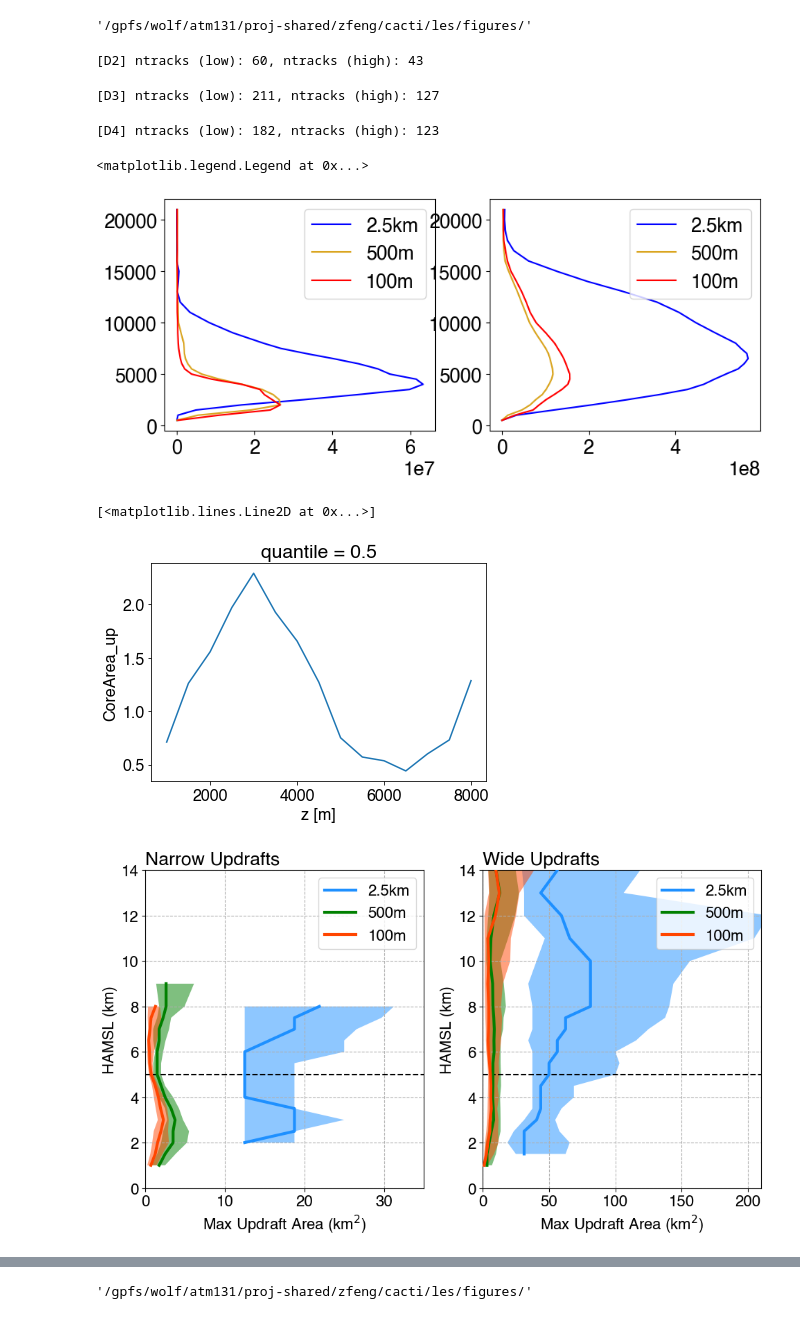
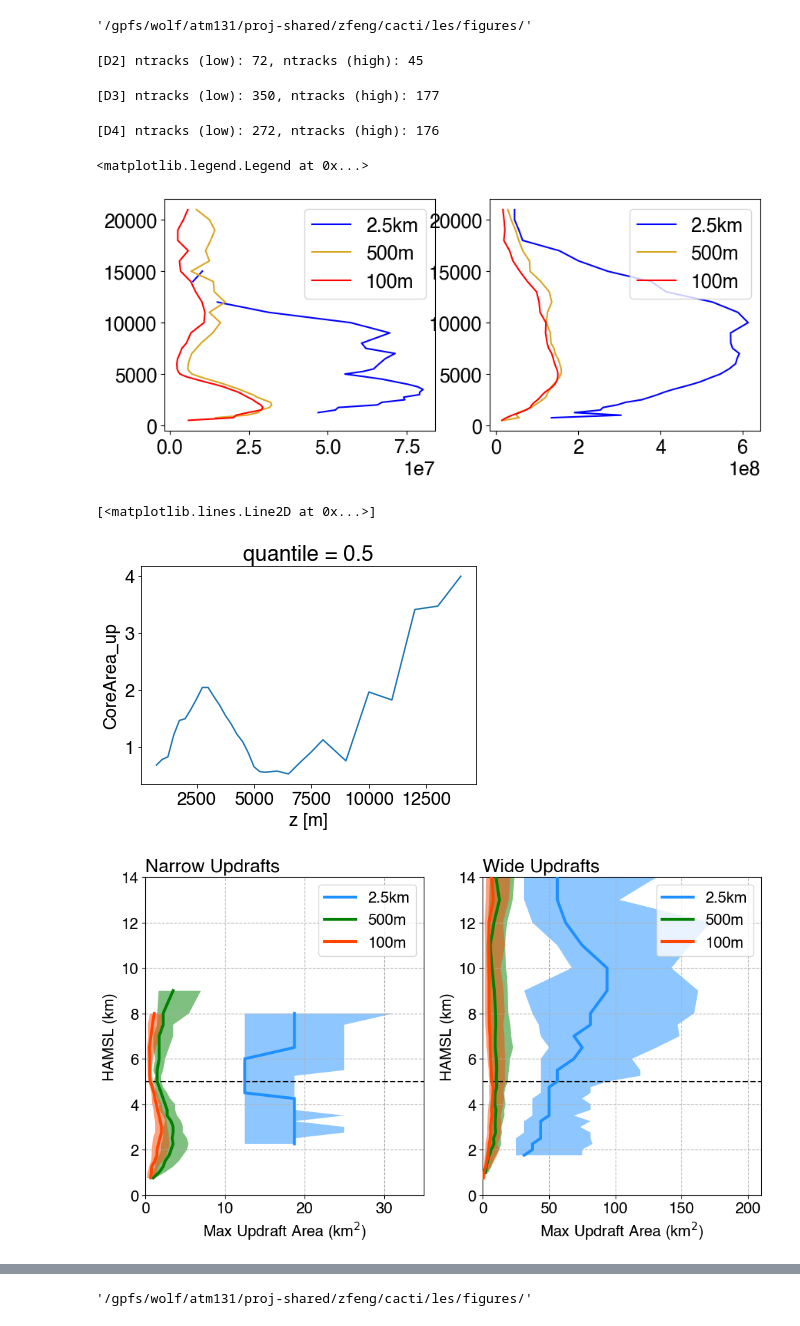
Before and after one commit to ICLASS-SFA/lasso_cellgrowth, a Jupyter notebook: notebooks/plot_center_env_composite_by_w.ipynb, the cells around one changed output, grey strips where cells are left out. Saved outputs shown, nothing was run; the diff lists cells and outputs as text; code cells hidden in the pictures.

Commit message:
Updated codes to work with new LASSO runs with Morrison microphysics.

```diff
--- a/notebooks/plot_center_env_composite_by_w.ipynb
+++ b/notebooks/plot_center_env_composite_by_w.ipynb
@@ -31,13 +31,34 @@ def find_lasso_files(start_dates, root_datadir, in_basename, domain):
     files = []
     # Loop over dates
     for ii in range(0, len(start_dates)):
-        # Get sub-directories (separate runs)
+        # Get sub-directories (cases)
         idate = start_dates[ii]
-        idirs = list_dirs(f'{root_datadir}/{idate}/')
-        if len(idirs) > 0:
-            for dd in idirs:
-                # Find track stats file
-                fname = sorted(glob.glob(f'{dd}/{domain}/stats/{in_basename}*nc'))
-                if len(fname) > 0:
-                    files.append(fname[0])
+        case_dirs = list_dirs(f'{root_datadir}/{idate}/')
+        if len(case_dirs) > 0:
+            # Loop over cases
+            for icase in case_dirs:
+                # Find config sub-directories
+                config_dirs = list_dirs(icase)
+                if len(config_dirs) > 0:
+                    # Loop over configs
+                    for iconfig in config_dirs:
+                        # Find track stats file
+                        fname = sorted(glob.glob(f'{iconfig}/{domain}/stats/{in_basename}*nc'))
+                        if len(fname) > 0:
+                            files.append(fname[0])
     return files
+
+# def find_lasso_files(start_dates, root_datadir, in_basename, domain):
+#     files = []
+#     # Loop over dates
+#     for ii in range(0, len(start_dates)):
+#         # Get sub-directories (separate runs)
+#         idate = start_dates[ii]
+#         idirs = list_dirs(f'{root_datadir}/{idate}/')
+#         if len(idirs) > 0:
+#             for dd in idirs:
+#                 # Find track stats file
+#                 fname = sorted(glob.glob(f'{dd}/{domain}/stats/{in_basename}*nc'))
+#                 if len(fname) > 0:
+#                     files.append(fname[0])
+#     return files
@@ -516,7 +546,7 @@ h_idx_d2 = np.where(
 )[0]
 print(f'[D2] ntracks (low): {len(l_idx_d2)}, ntracks (high): {len(h_idx_d2)}')
 # %% [output]
-[D2] ntracks (low): 60, ntracks (high): 43
+[D2] ntracks (low): 72, ntracks (high): 45
 # %%
 # Separate tracks with low/high MaxCoreAreaUp, exclude tracks that end as merger
 l_idx_d3 = np.where(
@@ -531,7 +561,7 @@ h_idx_d3 = np.where(
 )[0]
 print(f'[D3] ntracks (low): {len(l_idx_d3)}, ntracks (high): {len(h_idx_d3)}')
 # %% [output]
-[D3] ntracks (low): 211, ntracks (high): 127
+[D3] ntracks (low): 350, ntracks (high): 177
 # %%
 # Separate tracks with low/high MaxCoreAreaUp, exclude tracks that end as merger
 l_idx_d4 = np.where(
@@ -546,7 +576,7 @@ h_idx_d4 = np.where(
 )[0]
 print(f'[D4] ntracks (low): {len(l_idx_d4)}, ntracks (high): {len(h_idx_d4)}')
 # %% [output]
-[D4] ntracks (low): 182, ntracks (high): 123
+[D4] ntracks (low): 272, ntracks (high): 176
 # %%
 MaxCoreAreaUp_avg_l_d2 = ds_d2.CoreArea_up.isel(tracks=l_idx_d2).max(dim=('times','core')).mean(dim='tracks').load()
 MaxCoreAreaUp_avg_h_d2 = ds_d2.CoreArea_up.isel(tracks=h_idx_d2).max(dim=('times','core')).mean(dim='tracks').load()
@@ -597,7 +627,7 @@ ax.plot(MaxMassFluxUp_avg_h_d4, ht_w_d4, 'r', label='100m')
 ax.legend()
 # %% [output]
 <matplotlib.legend.Legend at 0x...>
-[figure, old version]
+[figure, new version]
 # %%
 quantiles = [0.25, 0.5, 0.75, 0.9]
 MaxCoreAreaUp_qntl_l_d2 = ds_d2.CoreArea_up.chunk(dict(tracks=-1)).isel(tracks=l_idx_d2).max(dim=('times','core')).quantile(quantiles, dim='tracks').load()
@@ -642,7 +672,7 @@ ns_Core_h_d4 = ds_d4.CoreArea_up.chunk(dict(tracks=-1)).isel(tracks=h_idx_d4).ma
 MaxCoreAreaUp_qntl_l_d4.where(ns_Core_l_d4 > 10).sel(quantile=0.5).plot()
 # %% [output]
 [<matplotlib.lines.Line2D at 0x...>]
-[figure, old version]
+[figure, new version]
 # %%
 def plot_profiles(ncol, qntl1, qntl2, qntl3, height, figname,
                   xlabels=None, ylabels=None, titles=None, xlims=None, ylims=None,
@@ -680,22 +710,22 @@ def plot_profiles(ncol, qntl1, qntl2, qntl3, height, figname,
     fig.savefig(figname, bbox_inches='tight', dpi=300, facecolor='w')
     return fig
 # %%
-min_ns = 10  # Min number of samples per height
+min_ns = 20  # Min number of samples per height
 data1_qntl = [MaxCoreAreaUp_qntl_l_d2.where(ns_Core_l_d2 > min_ns), MaxCoreAreaUp_qntl_h_d2.where(ns_Core_h_d2 > min_ns),]
 data2_qntl = [MaxCoreAreaUp_qntl_l_d3.where(ns_Core_l_d3 > min_ns), MaxCoreAreaUp_qntl_h_d3.where(ns_Core_h_d3 > min_ns),]
 data3_qntl = [MaxCoreAreaUp_qntl_l_d4.where(ns_Core_l_d4 > min_ns), MaxCoreAreaUp_qntl_h_d4.where(ns_Core_h_d4 > min_ns),]
 height = ht_w_d2/1000
 xlabels = 'Max Updraft Area (km$^2$)'
 ylabels = 'HAMSL (km)'
 titles = ['Narrow Updrafts','Wide Updrafts']
 xlims = [(0, 35), (0,210)]
 ylims = (0, 14)
 figname = f'{figdir}MaxCoreAreaUp_low_high_UpdraftArea{Zmid}km.png'
 fig = plot_profiles(2, data1_qntl, data2_qntl, data3_qntl, height, figname,
                     xlabels=xlabels, ylabels=ylabels, titles=titles, xlims=xlims, ylims=ylims,
                     Htline=Zmid, figsize=[10,6])
 # %% [output]
-[figure, old version]
+[figure, new version]
 # %%
 data1_qntl = [MaxMeanWUp_qntl_l_d2.where(ns_Core_l_d2 > min_ns), MaxMeanWUp_qntl_h_d2.where(ns_Core_h_d2 > min_ns),]
 data2_qntl = [MaxMeanWUp_qntl_l_d3.where(ns_Core_l_d3 > min_ns), MaxMeanWUp_qntl_h_d3.where(ns_Core_h_d3 > min_ns),]
```
Also changed, not shown: parts of 33 cells of this notebook, 11 other files.
